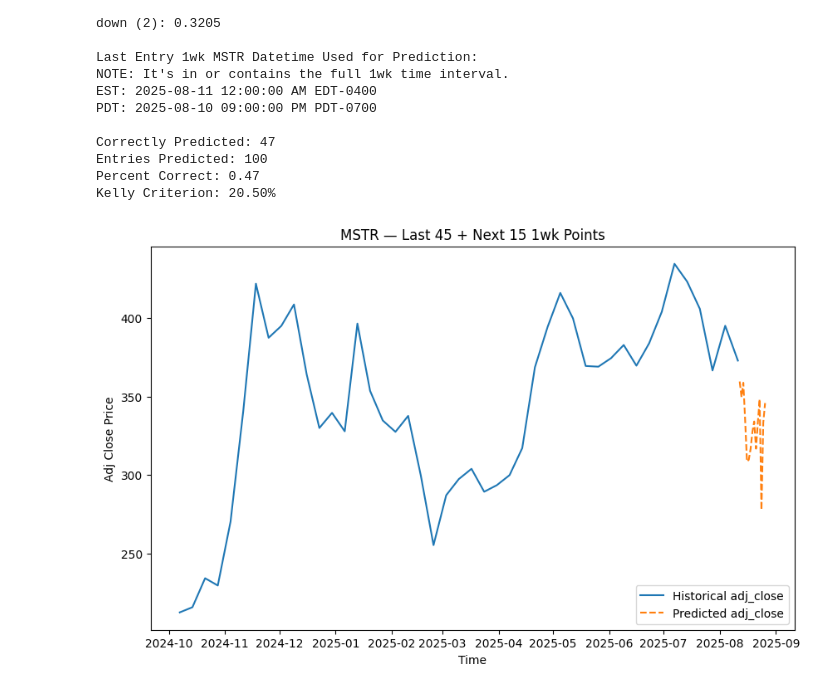
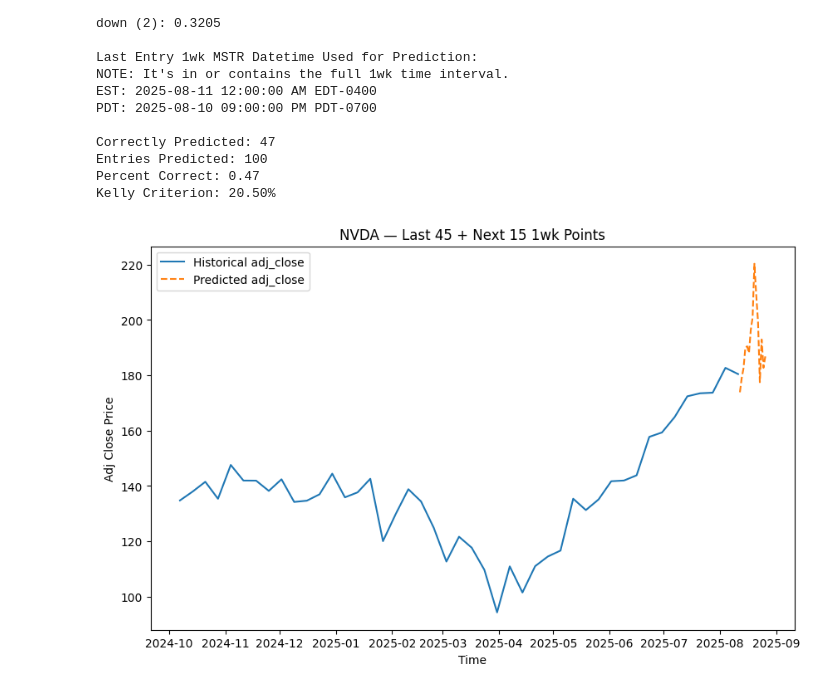
Before and after one commit to yuchild/stock_production_agg, a Jupyter notebook: validations.ipynb, the cells around one changed output. Drawn from its saved outputs; the diff is of its cells as text; code cells hidden in the pictures.

```diff
--- a/validations.ipynb
+++ b/validations.ipynb
@@ -68,9 +68,9 @@ Kelly Criterion: 20.50%
 f.xg_boost_reg_model(interval="1mo", grid_search_on=True)
 # %%
 # Then for any symbol, plot the last 45 days plus the next 15-day forecast:
-f.plot_adj_close("mstr", interval="1wk")
+f.plot_adj_close("nvda", interval="1wk")
 # %% [output]
-[figure, old version]
+[figure, new version]
 # %%
 import os
 import warnings
```
Also changed, not shown: 2 other files.
